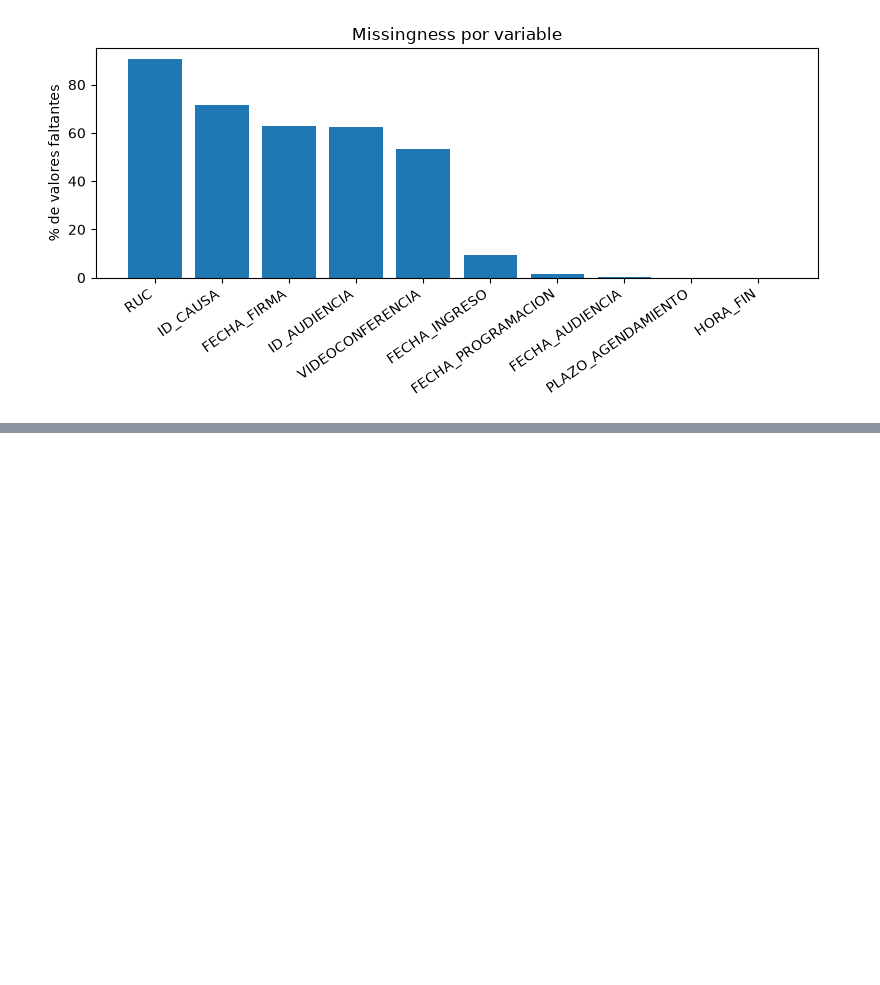
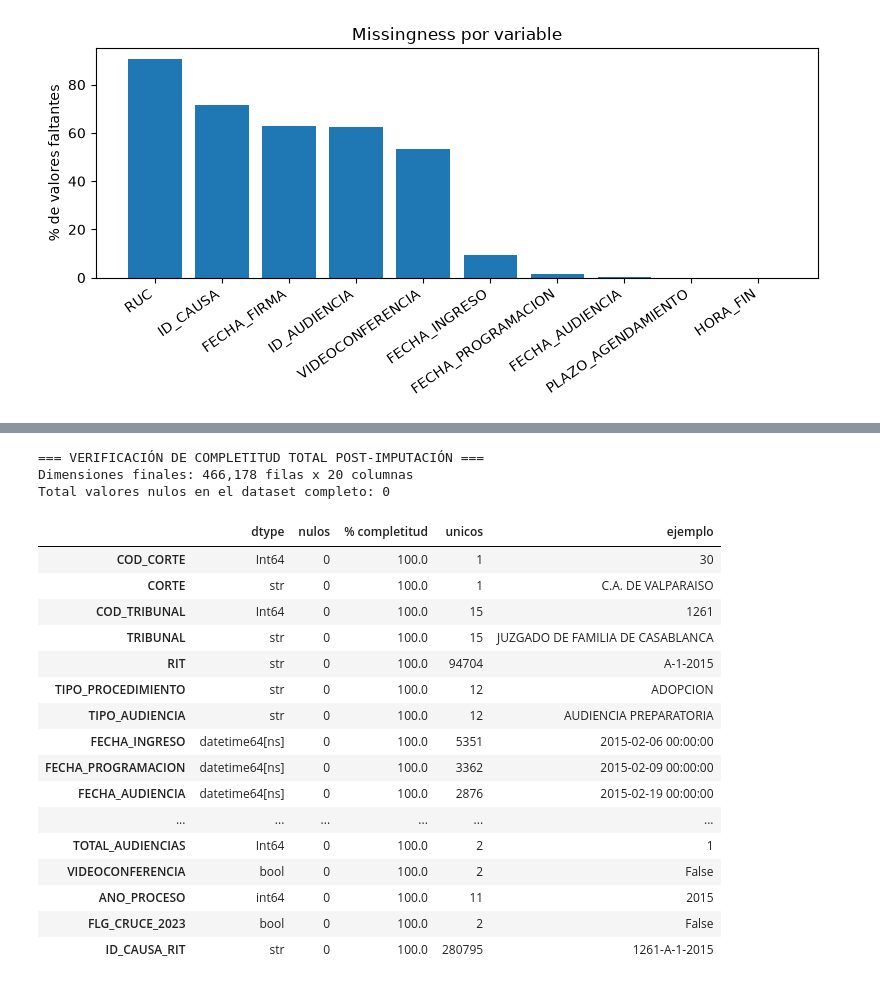
Before and after one commit to cristobalarm2000/CD-2026-Proyecto-EquipoEMCR, a Jupyter notebook: notebooks/01 ETL_audienciasparquet.ipynb, the cells around one changed output, grey strips where cells are left out. Cells and saved outputs as stored; diff of their text form; code cells hidden in the pictures; blank space fills up the shorter version.

```diff
--- a/notebooks/01 ETL_audienciasparquet.ipynb
+++ b/notebooks/01 ETL_audienciasparquet.ipynb
@@ -209,0 +799,19 @@ plt.show()
+# %%
+# Eliminación de columnas según definición de negocio y anonimización
+cols_drop = ['RUC', 'ID_CAUSA', 'ID_AUDIENCIA', 'FECHA_FIRMA']
+df_clean.drop(columns=cols_drop, inplace=True)
+
+print("=== DIMENSIONES POST-DEPURACIÓN ===")
+print(f"Dimensiones de df_clean: {df_clean.shape[0]:,} filas x {df_clean.shape[1]} columnas")
+print("\nColumnas conservadas en el modelo:")
+print(df_clean.columns.tolist())
+
+# Evaluación de nulos remanentes
+nulos_remanentes = pd.DataFrame({
+    "nulos": df_clean.isna().sum(),
+    "% nulos": (df_clean.isna().mean() * 100).round(4),
+    "dtype": df_clean.dtypes.astype(str)
+}).sort_values("% nulos", ascending=False)
+
+print("\nResumen de variables con valores ausentes restantes:")
+display(nulos_remanentes[nulos_remanentes['nulos'] > 0])
@@ -209,0 +845,58 @@ plt.show()
+# %%
+# 1. Imputación de HORA_FIN mediante mediana de duración (18 min)
+def imputar_hora_fin(row):
+    if pd.isna(row['HORA_FIN']):
+        h_ini = str(row['HORA_INICIO'])
+        parts = h_ini.split(':')
+        hh = int(parts[0])
+        mm = int(parts[1]) + 18
+        if mm >= 60:
+            hh += mm // 60
+            mm = mm % 60
+        return f"{hh:02d}:{mm:02d}:00"
+    return row['HORA_FIN']
+
+df_clean['HORA_FIN'] = df_clean.apply(imputar_hora_fin, axis=1)
+
+# 2. Imputación de FECHA_PROGRAMACION (Audiencias inmediatas del mismo día)
+df_clean['FECHA_PROGRAMACION'] = df_clean['FECHA_PROGRAMACION'].fillna(df_clean['FECHA_AUDIENCIA'])
+
+# 3. Imputación y corrección de PLAZO_AGENDAMIENTO (Espera nula = 0 días)
+df_clean['PLAZO_AGENDAMIENTO'] = df_clean['PLAZO_AGENDAMIENTO'].fillna(0)
+df_clean['PLAZO_AGENDAMIENTO'] = np.where(df_clean['PLAZO_AGENDAMIENTO'] < 0, 0, df_clean['PLAZO_AGENDAMIENTO'])
+df_clean['PLAZO_AGENDAMIENTO'] = df_clean['PLAZO_AGENDAMIENTO'].astype('Int64')
+
+print("=== VERIFICACIÓN DE COMPLETITUD TOTAL POST-IMPUTACIÓN ===")
+print(f"Dimensiones finales: {df_clean.shape[0]:,} filas x {df_clean.shape[1]} columnas")
+print(f"Total valores nulos en el dataset completo: {df_clean.isna().sum().sum()}")
+
+# Perfil final
+perfil_final = pd.DataFrame({
+    "dtype": df_clean.dtypes.astype(str),
+    "nulos": df_clean.isna().sum(),
+    "% completitud": ((1 - df_clean.isna().mean()) * 100).round(2),
+    "unicos": df_clean.nunique(),
+    "ejemplo": df_clean.iloc[0]
+})
+display(perfil_final)
+# %% [output]
+=== VERIFICACIÓN DE COMPLETITUD TOTAL POST-IMPUTACIÓN ===
+Dimensiones finales: 466,178 filas x 20 columnas
+Total valores nulos en el dataset completo: 0
+|  | dtype | nulos | % completitud | unicos | ejemplo |
+| COD_CORTE | Int64 | 0 | 100.0 | 1 | 30 |
+| CORTE | str | 0 | 100.0 | 1 | C.A. DE VALPARAISO |
+| COD_TRIBUNAL | Int64 | 0 | 100.0 | 15 | 1261 |
+| TRIBUNAL | str | 0 | 100.0 | 15 | JUZGADO DE FAMILIA DE CASABLANCA |
+| RIT | str | 0 | 100.0 | 94704 | A-1-2015 |
+| TIPO_PROCEDIMIENTO | str | 0 | 100.0 | 12 | ADOPCION |
+| TIPO_AUDIENCIA | str | 0 | 100.0 | 12 | AUDIENCIA PREPARATORIA |
+| FECHA_INGRESO | datetime64[ns] | 0 | 100.0 | 5351 | 2015-02-06 00:00:00 |
+| FECHA_PROGRAMACION | datetime64[ns] | 0 | 100.0 | 3362 | 2015-02-09 00:00:00 |
+| FECHA_AUDIENCIA | datetime64[ns] | 0 | 100.0 | 2876 | 2015-02-19 00:00:00 |
+| ... | ... | ... | ... | ... | ... |
+| TOTAL_AUDIENCIAS | Int64 | 0 | 100.0 | 2 | 1 |
+| VIDEOCONFERENCIA | bool | 0 | 100.0 | 2 | False |
+| ANO_PROCESO | int64 | 0 | 100.0 | 11 | 2015 |
+| FLG_CRUCE_2023 | bool | 0 | 100.0 | 2 | False |
+| ID_CAUSA_RIT | str | 0 | 100.0 | 280795 | 1261-A-1-2015 |
```
Also changed, not shown: parts of 31 cells of this notebook, 26 other files.
